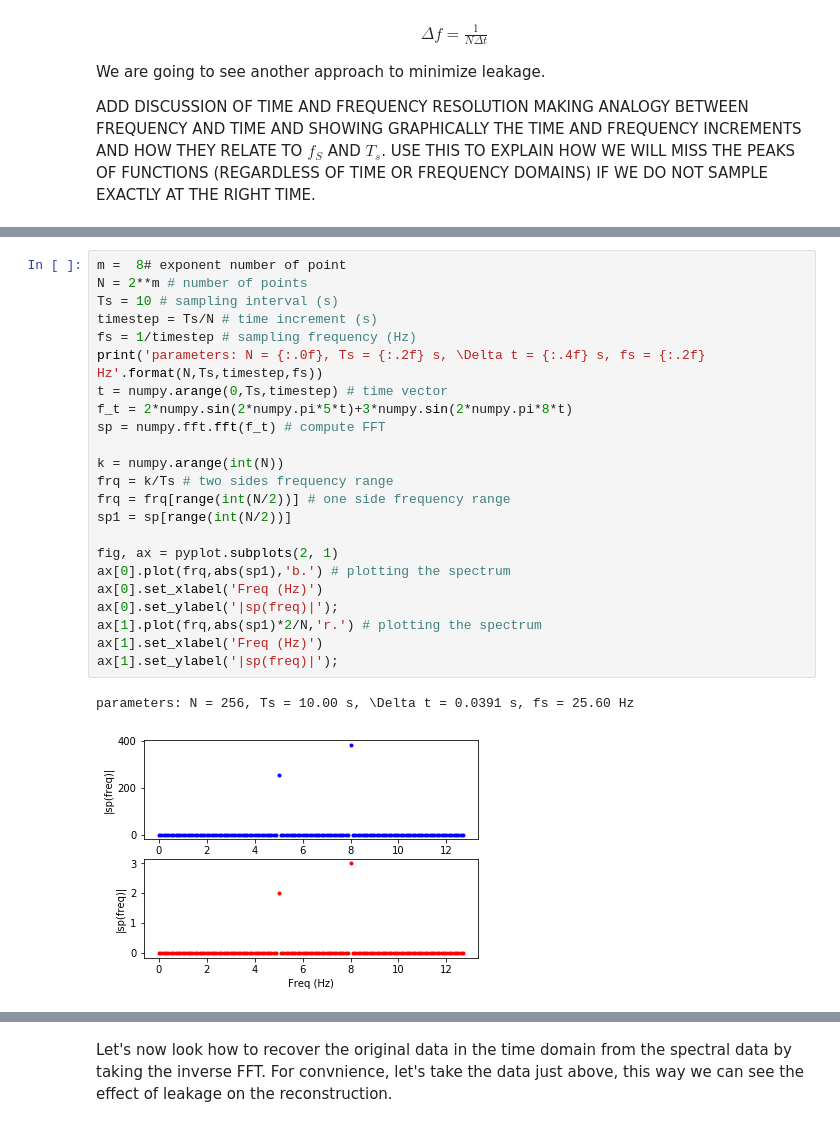
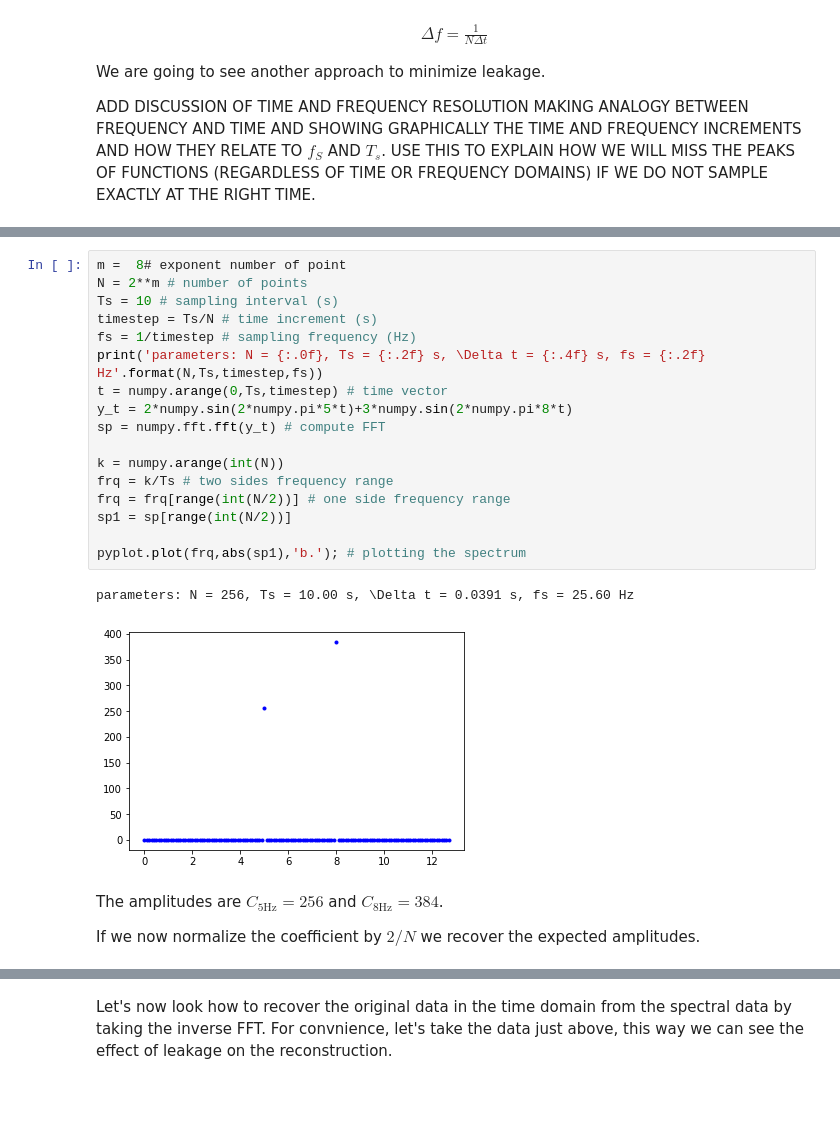
Before and after one commit to bardet/GWU-MAE3120_2020, a Jupyter notebook: Lectures/03_FourierAnalysis.ipynb, the cells around one changed output, grey strips where cells are left out. Drawn from its saved outputs; the diff is of its cells as text; blank space fills up the shorter version.

```diff
--- a/Lectures/03_FourierAnalysis.ipynb
+++ b/Lectures/03_FourierAnalysis.ipynb
@@ -328,26 +368,24 @@ To recover the amplitude of the components of each spectra, one needs to normali
 # %%
 m =  8# exponent number of point
 N = 2**m # number of points
 Ts = 10 # sampling interval (s)
 timestep = Ts/N # time increment (s)
 fs = 1/timestep # sampling frequency (Hz)
 print('parameters: N = {:.0f}, Ts = {:.2f} s, \Delta t = {:.4f} s, fs = {:.2f} Hz'.format(N,Ts,timestep,fs))
 t = numpy.arange(0,Ts,timestep) # time vector
-f_t = 2*numpy.sin(2*numpy.pi*5*t)+3*numpy.sin(2*numpy.pi*8*t)
-sp = numpy.fft.fft(f_t) # compute FFT
+y_t = 2*numpy.sin(2*numpy.pi*5*t)+3*numpy.sin(2*numpy.pi*8*t)
+sp = numpy.fft.fft(y_t) # compute FFT
 
 k = numpy.arange(int(N))
 frq = k/Ts # two sides frequency range
 frq = frq[range(int(N/2))] # one side frequency range
 sp1 = sp[range(int(N/2))]
 
-fig, ax = pyplot.subplots(2, 1)
-ax[0].plot(frq,abs(sp1),'b.') # plotting the spectrum
-ax[0].set_xlabel('Freq (Hz)')
-ax[0].set_ylabel('|sp(freq)|');
-ax[1].plot(frq,abs(sp1)*2/N,'r.') # plotting the spectrum
-ax[1].set_xlabel('Freq (Hz)')
-ax[1].set_ylabel('|sp(freq)|');
+pyplot.plot(frq,abs(sp1),'b.'); # plotting the spectrum
 # %% [output]
 parameters: N = 256, Ts = 10.00 s, \Delta t = 0.0391 s, fs = 25.60 Hz
-[figure, old version]
+[figure, new version]
+# %% [markdown]
+The amplitudes are $C_{5 \text{Hz}} = 256$ and $C_{8 \text{Hz}} = 384$.
+
+If we now normalize the coefficient by $2/N$ we recover the expected amplitudes.
```
Also changed, not shown: parts of 34 cells of this notebook.
